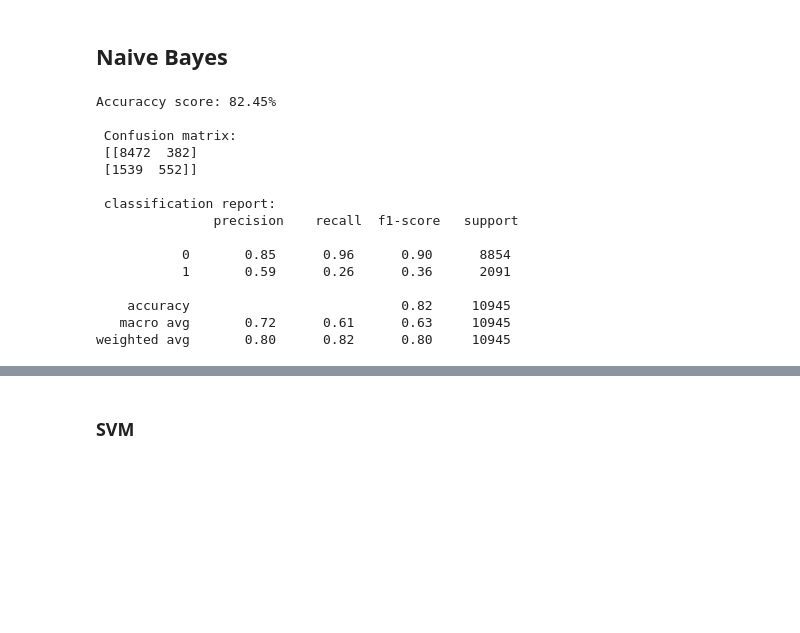
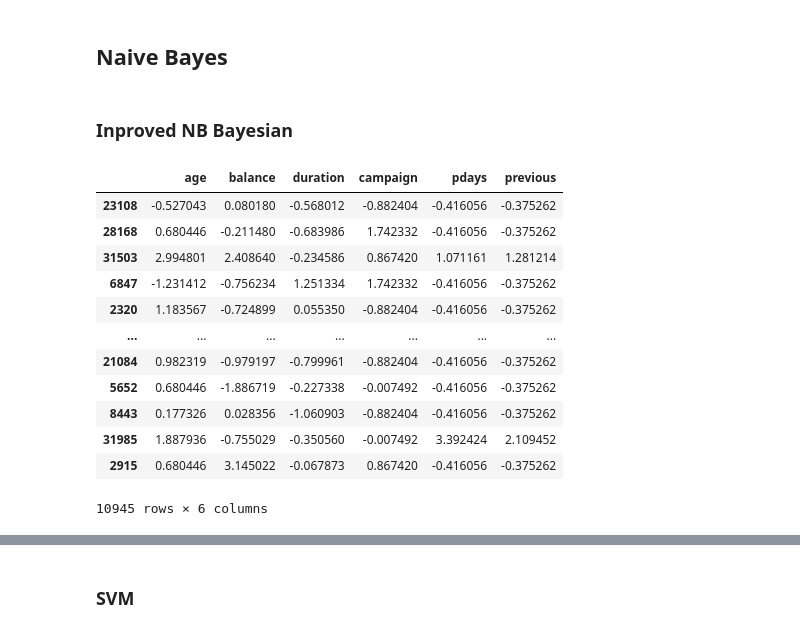
Before and after one commit to Waldemar-DataScience/Bank-Marketing, a Jupyter notebook: ML training.ipynb, the cells around one changed output, grey strips where cells are left out. Drawn from its saved outputs; the diff is of its cells as text; code cells hidden in the pictures; blank space fills up the shorter version.

```diff
--- a/ML training.ipynb
+++ b/ML training.ipynb
@@ -140,19 +136,23 @@ classifier.fit(X_train, y_train);
-# %%
-prediction = classifier.predict(X_test)
-showResults(prediction,y_test)
-# %% [output]
-Accuraccy score: 82.45%
-
- Confusion matrix:
- [[8472  382]
- [1539  552]]
-
- classification report:
-               precision    recall  f1-score   support
-
-           0       0.85      0.96      0.90      8854
-           1       0.59      0.26      0.36      2091
-
-    accuracy                           0.82     10945
-   macro avg       0.72      0.61      0.63     10945
-weighted avg       0.80      0.82      0.80     10945
+# %% [markdown]
+### Inproved NB Bayesian
+# %%
+X_train_gauss = X_train.iloc[:,:6]
+X_train_bi =  X_train.iloc[:, 6:]
+X_test_gauss = X_test.iloc[:,:6]
+X_test_bi =  X_test.iloc[:, 6:]
+# %%
+X_test_gauss
+# %% [output]
+|  | age | balance | duration | campaign | pdays | previous |
+| 23108 | -0.527043 | 0.080180 | -0.568012 | -0.882404 | -0.416056 | -0.375262 |
+| 28168 | 0.680446 | -0.211480 | -0.683986 | 1.742332 | -0.416056 | -0.375262 |
+| 31503 | 2.994801 | 2.408640 | -0.234586 | 0.867420 | 1.071161 | 1.281214 |
+| 6847 | -1.231412 | -0.756234 | 1.251334 | 1.742332 | -0.416056 | -0.375262 |
+| 2320 | 1.183567 | -0.724899 | 0.055350 | -0.882404 | -0.416056 | -0.375262 |
+| ... | ... | ... | ... | ... | ... | ... |
+| 21084 | 0.982319 | -0.979197 | -0.799961 | -0.882404 | -0.416056 | -0.375262 |
+| 5652 | 0.680446 | -1.886719 | -0.227338 | -0.007492 | -0.416056 | -0.375262 |
+| 8443 | 0.177326 | 0.028356 | -1.060903 | -0.882404 | -0.416056 | -0.375262 |
+| 31985 | 1.887936 | -0.755029 | -0.350560 | -0.007492 | 3.392424 | 2.109452 |
+| 2915 | 0.680446 | 3.145022 | -0.067873 | 0.867420 | -0.416056 | -0.375262 |
+10945 rows × 6 columns
```
Also changed, not shown: parts of 17 cells of this notebook, 1 other file.
